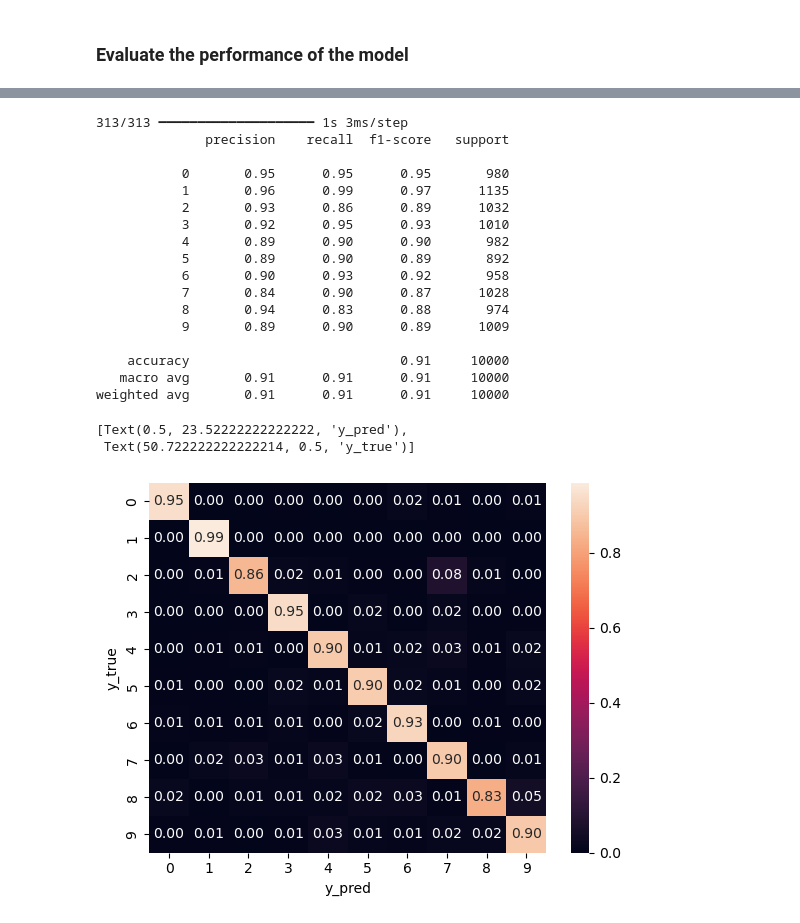
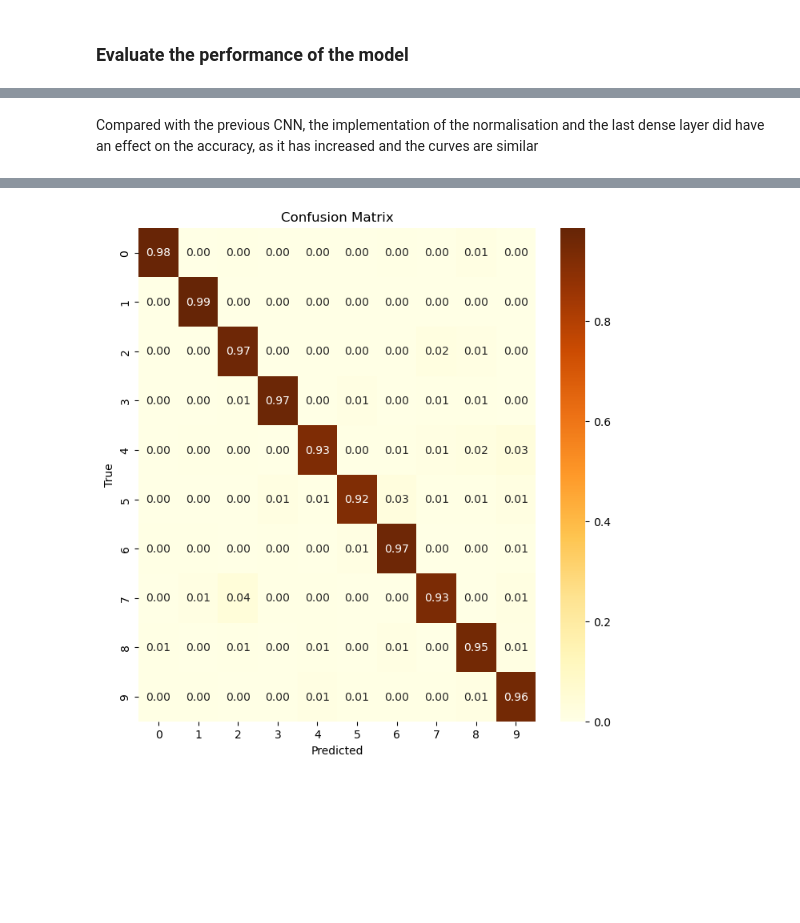
Before and after one commit to jxrgemartinez/mnist-digit-classifier, a Jupyter notebook: src/MNIST_digit_classifier.ipynb, the cells around one changed output, grey strips where cells are left out. Saved outputs shown, nothing was run; the diff lists cells and outputs as text; code cells hidden in the pictures; blank space fills up the shorter version.

```diff
--- a/src/MNIST_digit_classifier.ipynb
+++ b/src/MNIST_digit_classifier.ipynb
@@ -515,6 +440,6 @@ def cnn_model_optim(num_pixels, num_classes):
     return model
 
 # Then use it like this:
-model_cnn_optim = cnn_model(num_pixels, num_classes)
+model_cnn_optim = cnn_model_optim(num_pixels, num_classes)
 model_cnn_optim.summary()
 # %% [output]
@@ -597,13 +527,15 @@ Test accuracy: 0.9112
+# %% [markdown]
+Compared with the previous CNN, the implementation of the normalisation and the last dense layer did have an effect on the accuracy, as it has increased and the curves are similar
 # %%
 # Make predictions
-labs_pred = model_cnn_optim.predict(test_images_cnn)
+labs_pred_proba = model_cnn_optim.predict(test_images_cnn)
 
 # Convert one-hot encoded labels back to class indices
-labs_test_classes = np.argmax(test_labels_cnn, axis = 1)
-labs_pred_classes = np.argmax(labs_pred, axis=1)
+lab_test_classes = np.argmax(test_labels_cnn, axis = 1)
+lab_pred_classes = np.argmax(labs_pred_proba, axis = 1)
 
 # Create confusion matrix
-cm = confusion_matrix(np.argmax(test_labels_cnn, axis = 1),  np.argmax(labs_pred_proba, axis = 1), normalize="true")
+cm = confusion_matrix(lab_test_classes, lab_pred_classes, normalize='true')
 
 # Plot confusion matrix
 plt.figure(figsize=(8, 8))
@@ -612,3 +544,4 @@ plt.xlabel('Predicted')
 plt.ylabel('True')
 plt.title('Confusion Matrix')
 plt.show()
+# %% [output]
@@ -615,31 +549 @@ plt.show()
+[figure, added]
-# %%
-# On the test set
-labs_pred_proba = model_cnn_optim.predict(test_images_cnn)
-
-print(classification_report(np.argmax(test_labels_cnn, axis = 1), np.argmax(labs_pred_proba, axis = 1)))
-# %% [output]
-313/313 ━━━━━━━━━━━━━━━━━━━━ 1s 3ms/step
-              precision    recall  f1-score   support
-
-           0       0.95      0.95      0.95       980
-           1       0.96      0.99      0.97      1135
-           2       0.93      0.86      0.89      1032
-           3       0.92      0.95      0.93      1010
-           4       0.89      0.90      0.90       982
-           5       0.89      0.90      0.89       892
-           6       0.90      0.93      0.92       958
-           7       0.84      0.90      0.87      1028
-           8       0.94      0.83      0.88       974
-           9       0.89      0.90      0.89      1009
-
-    accuracy                           0.91     10000
-   macro avg       0.91      0.91      0.91     10000
-weighted avg       0.91      0.91      0.91     10000
-# %%
-cm = sns.heatmap(confusion_matrix(np.argmax(test_labels_cnn, axis = 1),  np.argmax(labs_pred_proba, axis = 1), normalize = "true"),
-                 annot = True, fmt='.2f')
-cm.set(xlabel = "y_pred", ylabel = "y_true")
-# %% [output]
-[Text(0.5, 23.52222222222222, 'y_pred'),
- Text(50.722222222222214, 0.5, 'y_true')]
-[figure, removed]
```
Also changed, not shown: parts of 40 cells of this notebook.
